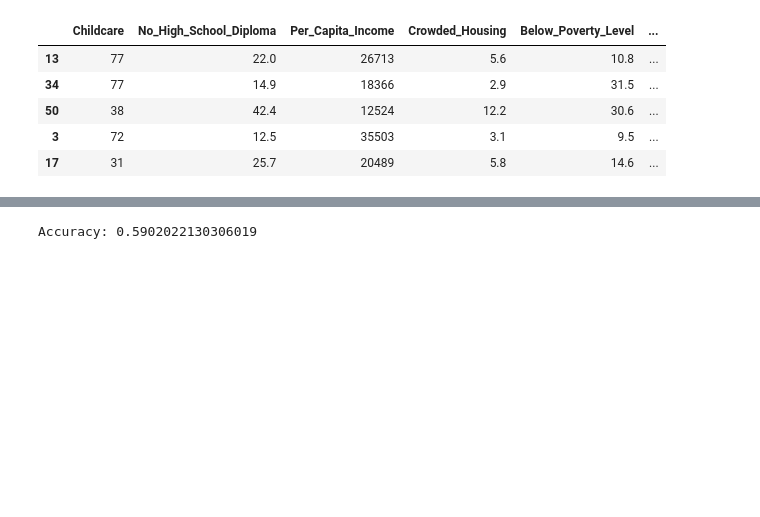
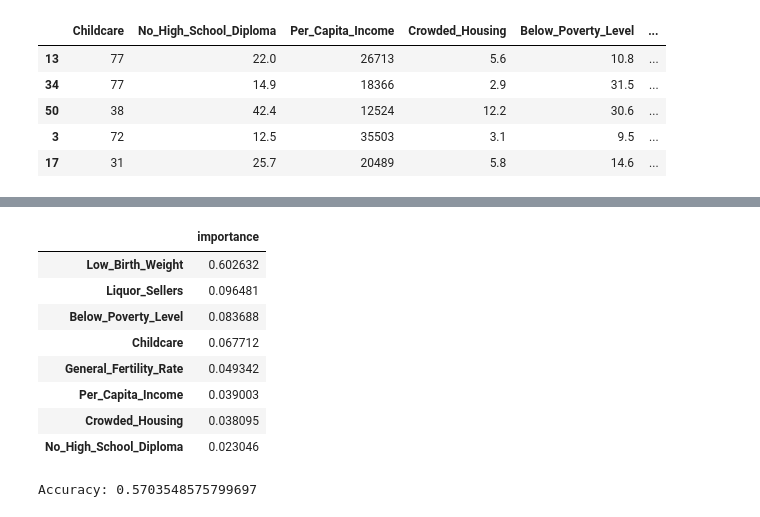
Before and after one commit to adithyansubramanian/Springboard_Capstone_project_1, a Jupyter notebook: Capstone_project_1_Machine_learning.ipynb, the cells around one changed output, grey strips where cells are left out. Cells and saved outputs as stored; diff of their text form; code cells hidden in the pictures; blank space fills up the shorter version.

```diff
--- a/Capstone_project_1_Machine_learning.ipynb
+++ b/Capstone_project_1_Machine_learning.ipynb
@@ -200,7 +233,7 @@ Accuracy: 0.39866909934374284
 # %%
 from sklearn.ensemble import RandomForestRegressor
-clf = RandomForestRegressor()
+clf_IMRF = RandomForestRegressor()
 
-clf = clf.fit(IX_train, Iy_train)
-Ly_pred = clf.predict(IX_test)
+clf_IMRF = clf_IMRF.fit(IX_train, Iy_train)
+Ly_pred = clf_IMRF.predict(IX_test)
 # %%
@@ -210 +243,16 @@ Accuracy: 0.35505996831862374
+# %%
+feature_importances_IM = pd.DataFrame(clf_IMRF.feature_importances_,
+                                   index = IX_train.columns,
+                                    columns=['importance']).sort_values('importance', ascending=False)
+feature_importances_IM
+# %% [output]
+|  | importance |
+| Low_Birth_Weight | 0.602632 |
+| Liquor_Sellers | 0.096481 |
+| Below_Poverty_Level | 0.083688 |
+| Childcare | 0.067712 |
+| General_Fertility_Rate | 0.049342 |
+| Per_Capita_Income | 0.039003 |
+| Crowded_Housing | 0.038095 |
+| No_High_School_Diploma | 0.023046 |
 # %%
@@ -215,4 +263,4 @@ Ly_pred = clf.predict(LX_test)
 # %%
-print("Accuracy:",clf.score(LX_test, Ly_test))
+print("Accuracy:",clf_LRF.score(LX_test, Ly_test))
 # %% [output]
-Accuracy: 0.5902022130306019
+Accuracy: 0.5703548575799697
```
Also changed, not shown: parts of 12 cells of this notebook.
